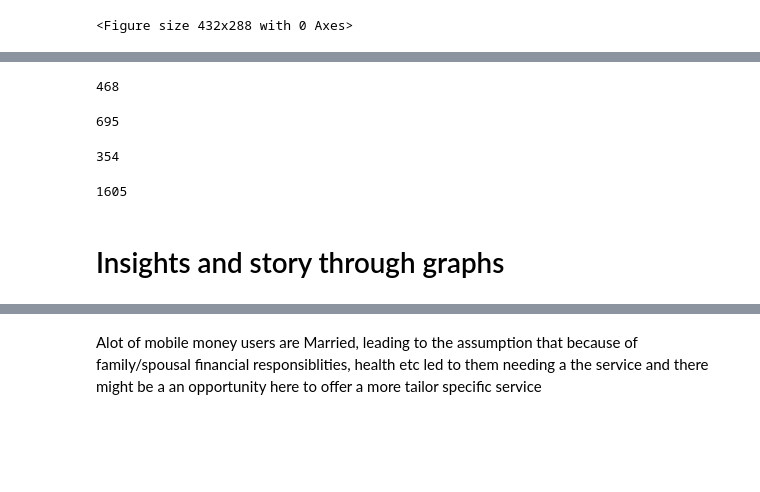
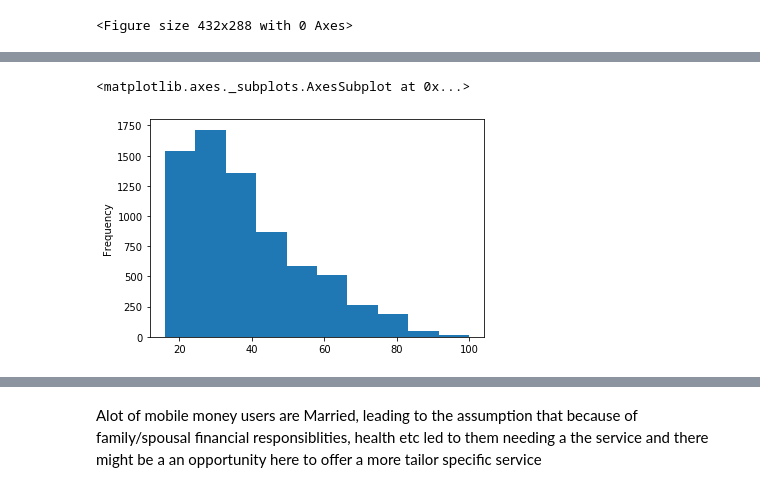
Before and after one commit to codeART96/Zindi-Mobile-Money-Tanzania, a Jupyter notebook: Mobile-money/datasets/findings_notebook.ipynb, the cells around one changed output, grey strips where cells are left out. Drawn from its saved outputs; the diff is of its cells as text; code cells hidden in the pictures; blank space fills up the shorter version.

```diff
--- a/Mobile-money/datasets/findings_notebook.ipynb
+++ b/Mobile-money/datasets/findings_notebook.ipynb
@@ -2009,30 +115,5 @@ len(mwo_wage_employer_8)
-# %%
-#male mobile money classification No MM NO SERVICES
-
-mwo_noserv_classification = male[male.mobile_money_classification == 0]
-len(mwo_noserv_classification)
-# %% [output]
-468
-# %%
-#female mobile money classification No MM 1 OF SERVICES
-
-mwo_oneserv = mwo_df[mwo_df.mobile_money_classification == 1]
-len(mwo_oneserv)
-# %% [output]
-695
-# %%
-#female mobile money classification MM only SERVICES
-
-mwm_mm_only = mwm_df[mwm_df.mobile_money_classification == 2]
-len(mwm_mm_only)
-# %% [output]
-354
-# %%
-#female mobile money classification MM & 1 SERVICES
-
-mwm_mm_service = mwm_df[mwm_df.mobile_money_classification == 3]
-len(mwm_mm_service)
-# %% [output]
-1605
-# %% [markdown]
-# Insights and story through graphs
+# %%
+df['Age'].plot.hist()
+# %% [output]
+<matplotlib.axes._subplots.AxesSubplot at 0x...>
+[figure, added]
```
Also changed, not shown: parts of 335 cells of this notebook, 3 other files.
